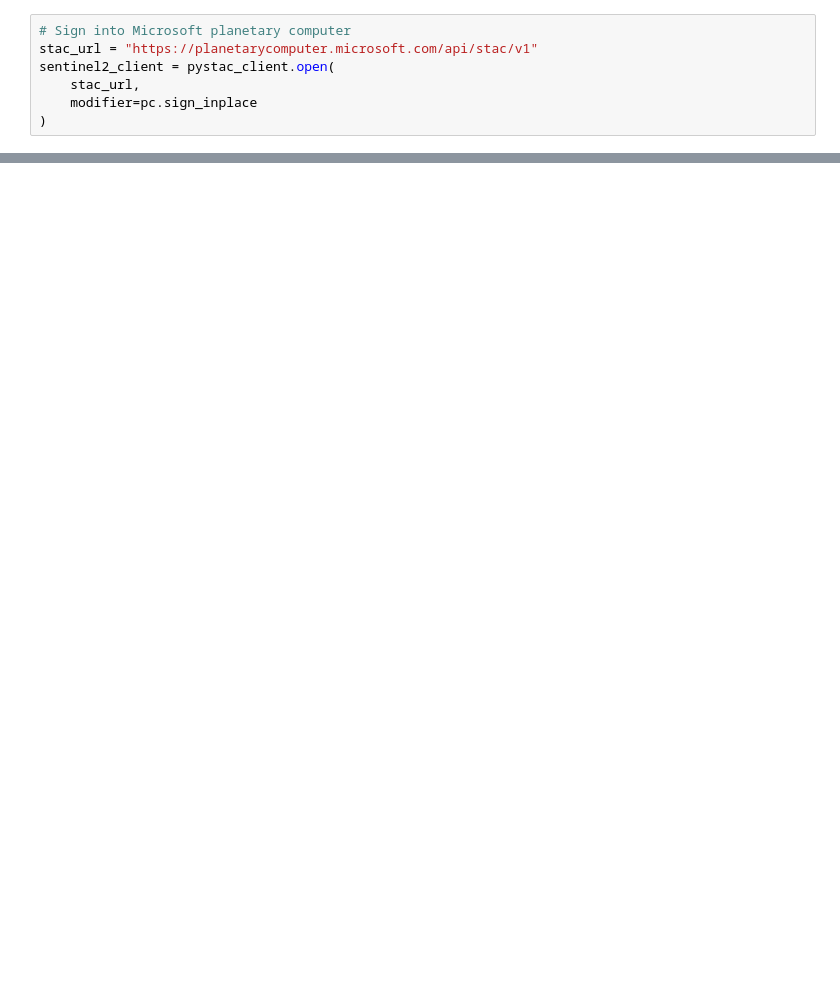
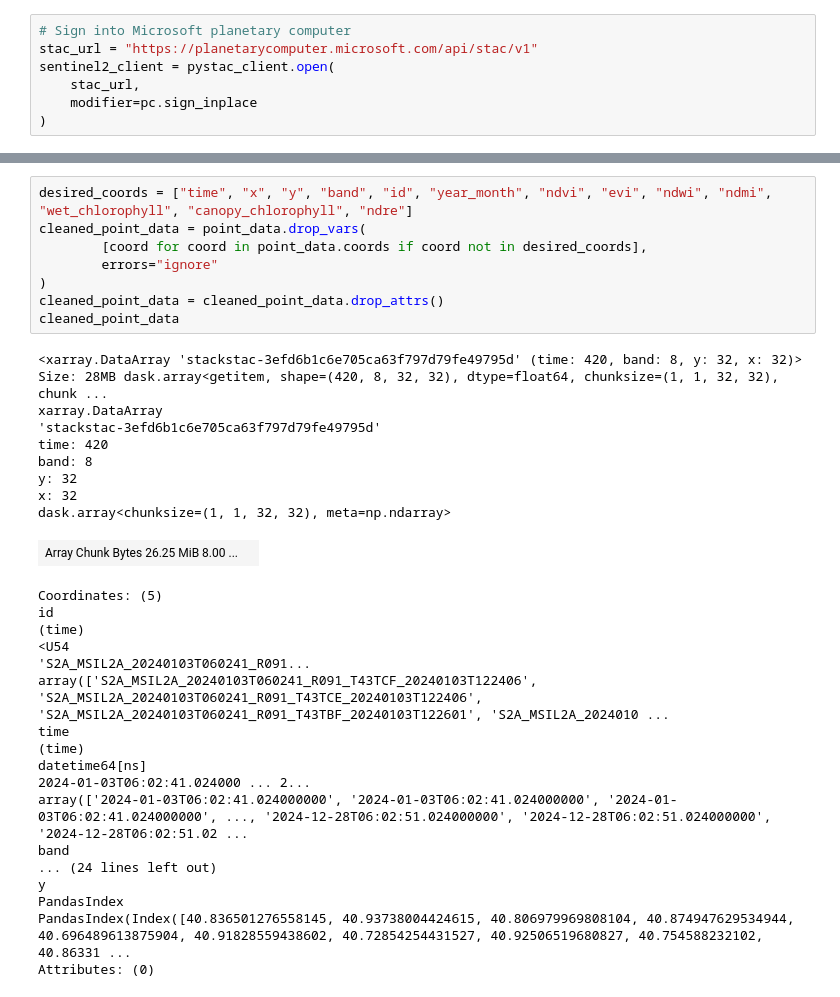
Before and after one commit to manukala6/dry_cropland_mapping, a Jupyter notebook: notebooks/collect_data.ipynb, the cells around one changed output, grey strips where cells are left out. Saved outputs shown, nothing was run; the diff lists cells and outputs as text; blank space fills up the shorter version.

```diff
--- a/notebooks/collect_data.ipynb
+++ b/notebooks/collect_data.ipynb
@@ -118,0 +250,35 @@ resolution_xy :
+# %%
+desired_coords = ["time", "x", "y", "band", "id", "year_month", "ndvi", "evi", "ndwi", "ndmi", "wet_chlorophyll", "canopy_chlorophyll", "ndre"]
+cleaned_point_data = point_data.drop_vars(
+        [coord for coord in point_data.coords if coord not in desired_coords],
+        errors="ignore"
+)
+cleaned_point_data = cleaned_point_data.drop_attrs()
+cleaned_point_data
+# %% [output]
+<xarray.DataArray 'stackstac-3efd6b1c6e705ca63f797d79fe49795d' (time: 420, band: 8, y: 32, x: 32)> Size: 28MB dask.array<getitem, shape=(420, 8, 32, 32), dtype=float64, chunksize=(1, 1, 32, 32), chunk ...
+xarray.DataArray
+'stackstac-3efd6b1c6e705ca63f797d79fe49795d'
+time: 420
+band: 8
+y: 32
+x: 32
+dask.array<chunksize=(1, 1, 32, 32), meta=np.ndarray>
+| Array Chunk Bytes 26.25 MiB 8.00 ... |  |
+Coordinates: (5)
+id
+(time)
+<U54
+'S2A_MSIL2A_20240103T060241_R091...
+array(['S2A_MSIL2A_20240103T060241_R091_T43TCF_20240103T122406', 'S2A_MSIL2A_20240103T060241_R091_T43TCE_20240103T122406', 'S2A_MSIL2A_20240103T060241_R091_T43TBF_20240103T122601', 'S2A_MSIL2A_2024010 ...
+time
+(time)
+datetime64[ns]
+2024-01-03T06:02:41.024000 ... 2...
+array(['2024-01-03T06:02:41.024000000', '2024-01-03T06:02:41.024000000', '2024-01-03T06:02:41.024000000', ..., '2024-12-28T06:02:51.024000000', '2024-12-28T06:02:51.024000000', '2024-12-28T06:02:51.02 ...
+band
+... (24 lines left out)
+y
+PandasIndex
+PandasIndex(Index([40.836501276558145, 40.93738004424615, 40.806979969808104, 40.874947629534944, 40.696489613875904, 40.91828559438602, 40.72854254431527, 40.92506519680827, 40.754588232102, 40.86331 ...
+Attributes: (0)
```
Also changed, not shown: parts of 21 cells of this notebook.
